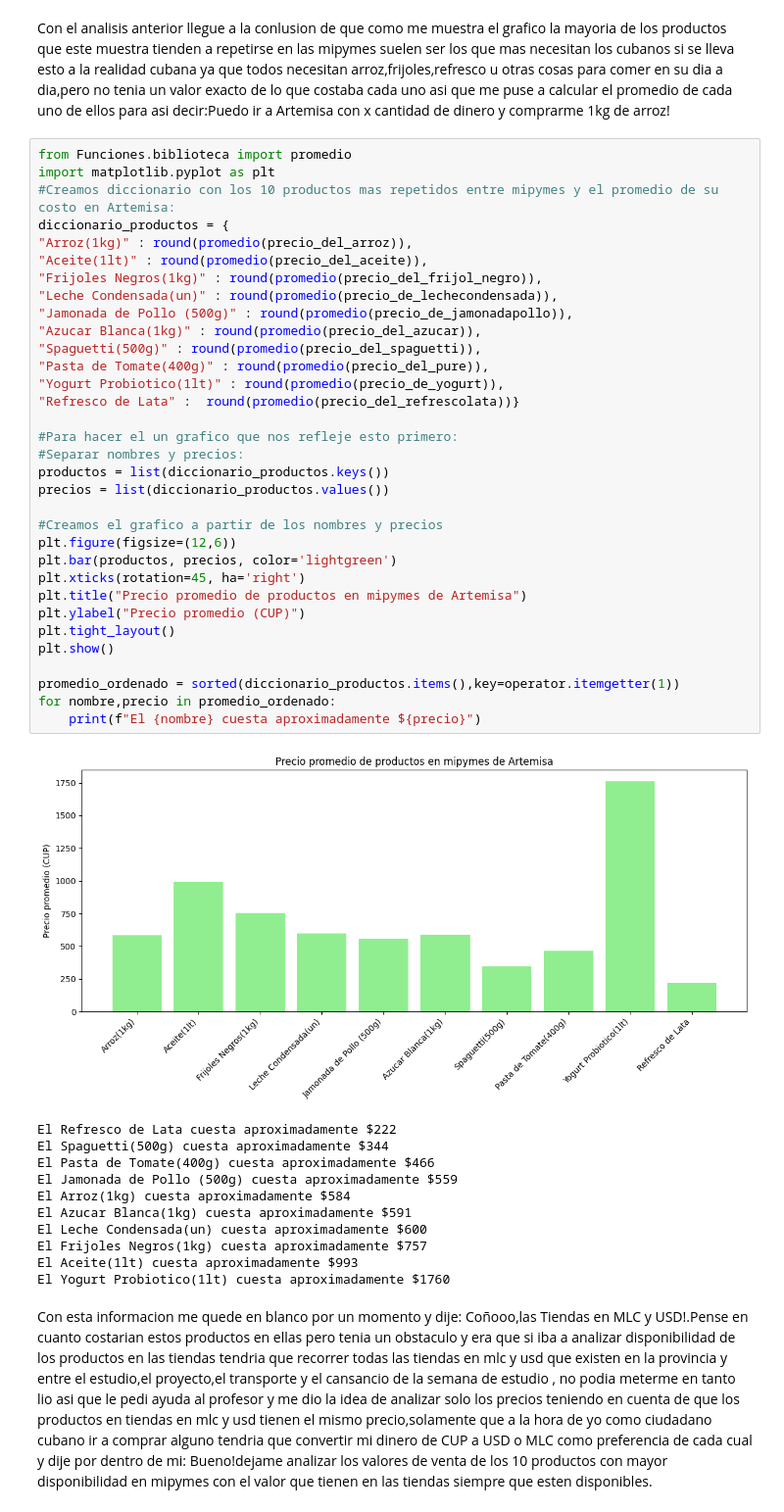
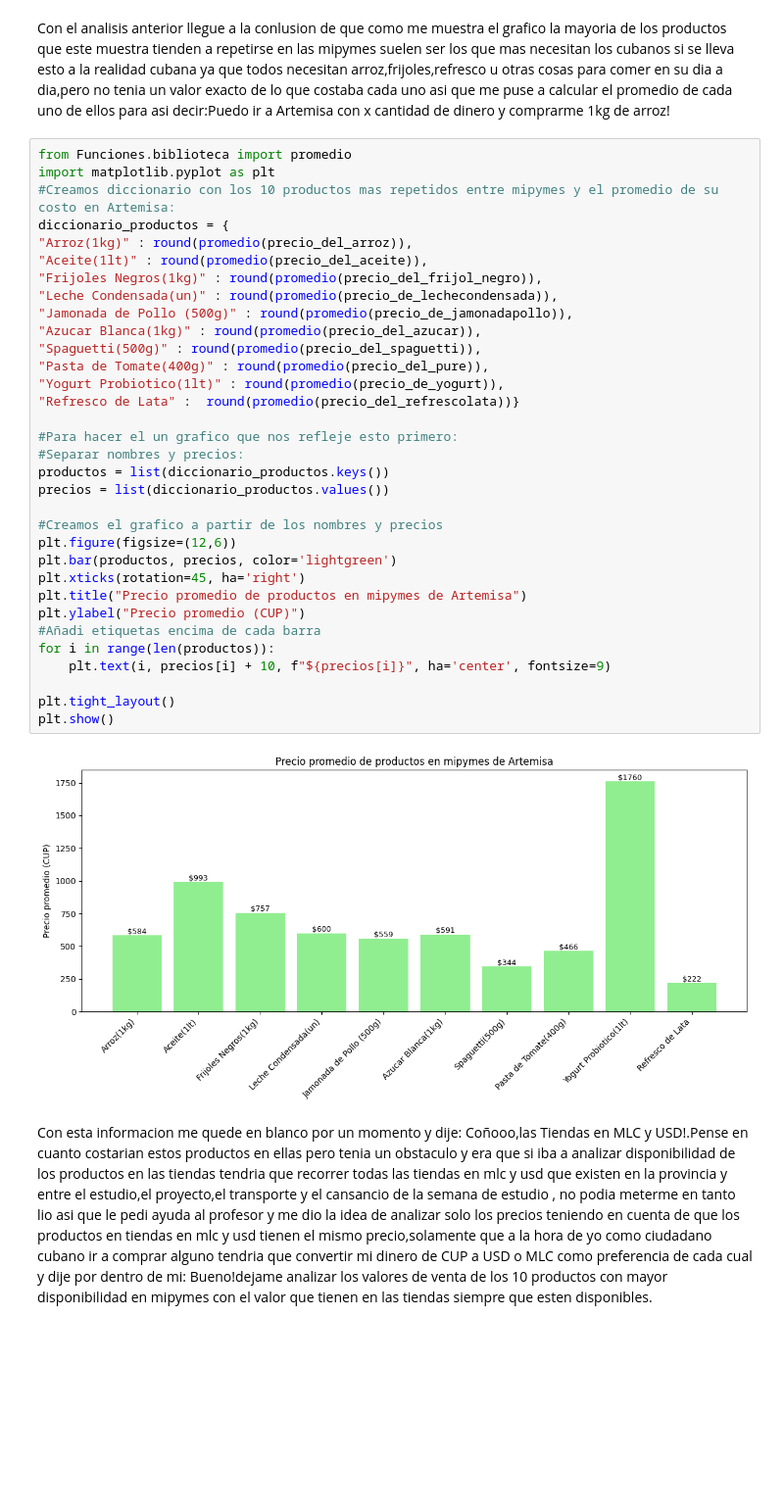
Before and after one commit to WilliamTMC/Proyecto45, a Jupyter notebook: analisis1.ipynb, the cells around one changed output. Shown: that part at 98% size. Cells and saved outputs as stored; diff of their text form; blank space fills up the shorter version.

```diff
--- a/analisis1.ipynb
+++ b/analisis1.ipynb
@@ -325,48 +325,38 @@ Con el analisis anterior llegue a la conlusion de que como me muestra el grafico
 # %%
 from Funciones.biblioteca import promedio
 import matplotlib.pyplot as plt
 #Creamos diccionario con los 10 productos mas repetidos entre mipymes y el promedio de su costo en Artemisa:
 diccionario_productos = {
 "Arroz(1kg)" : round(promedio(precio_del_arroz)),
 "Aceite(1lt)" : round(promedio(precio_del_aceite)),
 "Frijoles Negros(1kg)" : round(promedio(precio_del_frijol_negro)),
 "Leche Condensada(un)" : round(promedio(precio_de_lechecondensada)),
 "Jamonada de Pollo (500g)" : round(promedio(precio_de_jamonadapollo)),
 "Azucar Blanca(1kg)" : round(promedio(precio_del_azucar)),
 "Spaguetti(500g)" : round(promedio(precio_del_spaguetti)),
 "Pasta de Tomate(400g)" : round(promedio(precio_del_pure)),
 "Yogurt Probiotico(1lt)" : round(promedio(precio_de_yogurt)),
 "Refresco de Lata" :  round(promedio(precio_del_refrescolata))}
 
 #Para hacer el un grafico que nos refleje esto primero:
 #Separar nombres y precios:
 productos = list(diccionario_productos.keys())
 precios = list(diccionario_productos.values())
 
 #Creamos el grafico a partir de los nombres y precios
 plt.figure(figsize=(12,6))
 plt.bar(productos, precios, color='lightgreen')
 plt.xticks(rotation=45, ha='right')
 plt.title("Precio promedio de productos en mipymes de Artemisa")
 plt.ylabel("Precio promedio (CUP)")
+#Añadi etiquetas encima de cada barra
+for i in range(len(productos)):
+    plt.text(i, precios[i] + 10, f"${precios[i]}", ha='center', fontsize=9)
+
 plt.tight_layout()
 plt.show()
-
-promedio_ordenado = sorted(diccionario_productos.items(),key=operator.itemgetter(1))
-for nombre,precio in promedio_ordenado:
-    print(f"El {nombre} cuesta aproximadamente ${precio}")
 # %% [output]
-[figure, old version]
+[figure, new version]
-El Refresco de Lata cuesta aproximadamente $222
-El Spaguetti(500g) cuesta aproximadamente $344
-El Pasta de Tomate(400g) cuesta aproximadamente $466
-El Jamonada de Pollo (500g) cuesta aproximadamente $559
-El Arroz(1kg) cuesta aproximadamente $584
-El Azucar Blanca(1kg) cuesta aproximadamente $591
-El Leche Condensada(un) cuesta aproximadamente $600
-El Frijoles Negros(1kg) cuesta aproximadamente $757
-El Aceite(1lt) cuesta aproximadamente $993
-El Yogurt Probiotico(1lt) cuesta aproximadamente $1760
 # %% [markdown]
 
 Con esta informacion me quede en blanco por un momento y dije: Coñooo,las Tiendas en MLC y USD!.Pense en cuanto costarian estos productos en ellas pero tenia un obstaculo y era que si iba a analizar disponibilidad de los productos en las tiendas tendria que recorrer todas las tiendas en mlc y usd que existen en la provincia y entre el estudio,el proyecto,el transporte y el cansancio de la semana de estudio , no podia meterme en tanto lio asi que le pedi ayuda al profesor y me dio la idea de analizar solo los precios teniendo en cuenta de que los productos en tiendas en mlc y usd tienen el mismo precio,solamente que a la hora de yo como ciudadano cubano ir a comprar alguno tendria que convertir mi dinero de CUP a USD o MLC como preferencia de cada cual y dije por dentro de mi: Bueno!dejame analizar los valores de venta de los 10 productos con mayor disponibilidad en mipymes con el valor que tienen en las tiendas siempre que esten disponibles.
```
Also changed, not shown: parts of 2 cells of this notebook, 1 other file.
